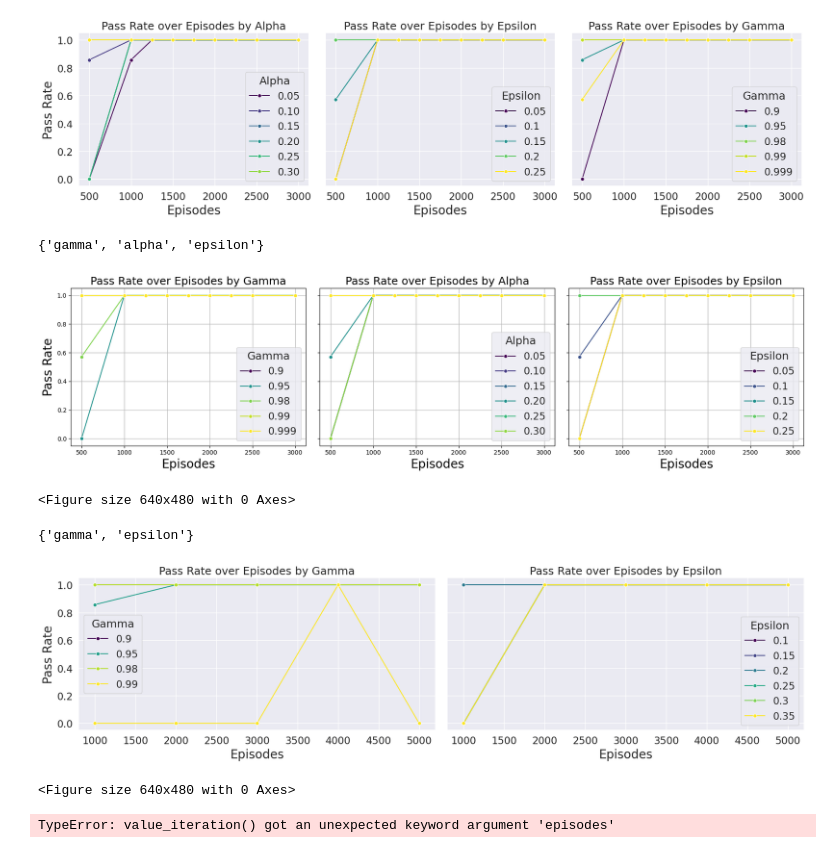
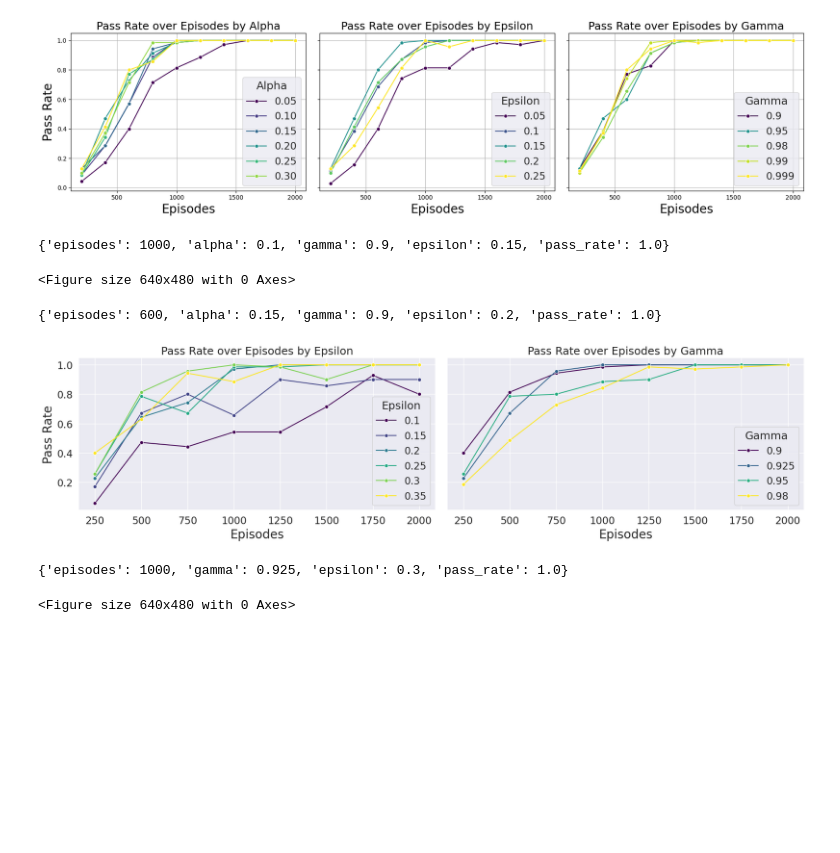
Before and after one commit to maltewtf/rl_project, a Jupyter notebook: notbook.ipynb, the cells around one changed output. Drawn from its saved outputs; the diff is of its cells as text; code cells hidden in the pictures; blank space fills up the shorter version.

```diff
--- a/notbook.ipynb
+++ b/notbook.ipynb
@@ -9,33 +8,29 @@ env.load_level(medium_level)
 # %%
 from sarsa import sarsa
 
-df = test_hyperparameters(env, 1, TuningParameters.sarsa, sarsa)
+df = test_hyperparameters(env, 20, TuningParameters.sarsa, sarsa)
 plot_hyperparameters(df, show=True)
+print(extract_hyperparameters(df))
 # %% [output]
-[figure, old version]
+[figure, new version]
+{'episodes': 1000, 'alpha': 0.1, 'gamma': 0.9, 'epsilon': 0.15, 'pass_rate': 1.0}
+<Figure size 640x480 with 0 Axes>
 # %%
 from q_learning import q_learning
 
-df = test_hyperparameters(env, 1, TuningParameters.q_learning, q_learning)
+df = test_hyperparameters(env, 20, TuningParameters.q_learning, q_learning)
 plot_hyperparameters(df, show=True)
+print(extract_hyperparameters(df))
 # %% [output]
-{'gamma', 'alpha', 'epsilon'}
+{'episodes': 600, 'alpha': 0.15, 'gamma': 0.9, 'epsilon': 0.2, 'pass_rate': 1.0}
-[figure, removed]
-<Figure size 640x480 with 0 Axes>
 # %%
-from monte_carlo_epsilon import mc_epsilon_greedy
+from monte_carlo import mc_epsilon_greedy
 
-df = test_hyperparameters(env, 1, TuningParameters.mc_epsilon_greedy, mc_epsilon_greedy)
+df = test_hyperparameters(env, 20, TuningParameters.mc_epsilon_greedy, mc_epsilon_greedy)
 plot_hyperparameters(df, show=True)
+print(extract_hyperparameters(df))
+#
 # %% [output]
+[figure, new version]
-{'gamma', 'epsilon'}
+{'episodes': 1000, 'gamma': 0.925, 'epsilon': 0.3, 'pass_rate': 1.0}
-[figure, old version]
 <Figure size 640x480 with 0 Axes>
-# %%
-from dynamic_programming import value_iteration
-result = parallel_tuning(env, value_iteration, evaluate_TD, TuningParameters.mc_epsilon_greedy, 1)
-df = pd.DataFrame(result)
-# df = test_hyperparameters(env, 1, TuningParameters.mc_epsilon_greedy, mc_epsilon_greedy)
-plot_hyperparameters(df, show=True)
-# %% [output]
-TypeError: value_iteration() got an unexpected keyword argument 'episodes'
```
Also changed, not shown: parts of 1 cell of this notebook, 6 other files.
